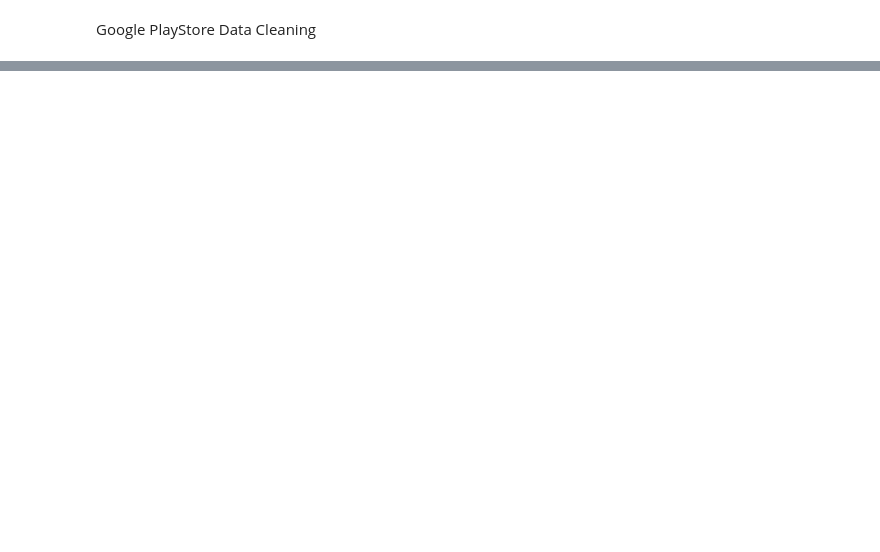
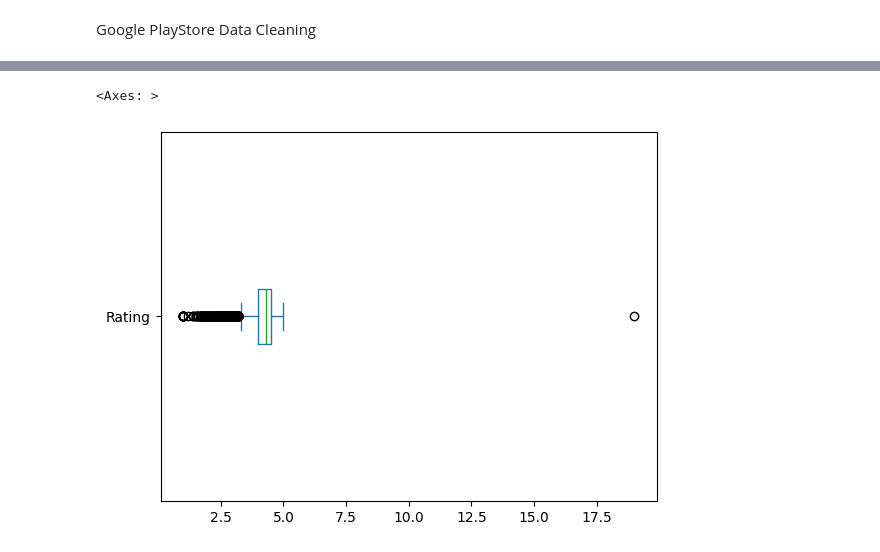
Before and after one commit to AgentXCross/PythonDS-ML, a Jupyter notebook: Projects/Notebooks/google.ipynb, the cells around one changed output, grey strips where cells are left out. Saved outputs shown, nothing was run; the diff lists cells and outputs as text; code cells hidden in the pictures; blank space fills up the shorter version.

```diff
--- a/Projects/Notebooks/google.ipynb
+++ b/Projects/Notebooks/google.ipynb
@@ -37,0 +64,5 @@ df.loc[df['App'].str.contains('Clash', case = False)]
+# %%
+df['Rating'].plot(kind = 'box', vert = False)
+# %% [output]
+<Axes: >
+[figure, added]
```
Also changed, not shown: parts of 21 cells of this notebook.
